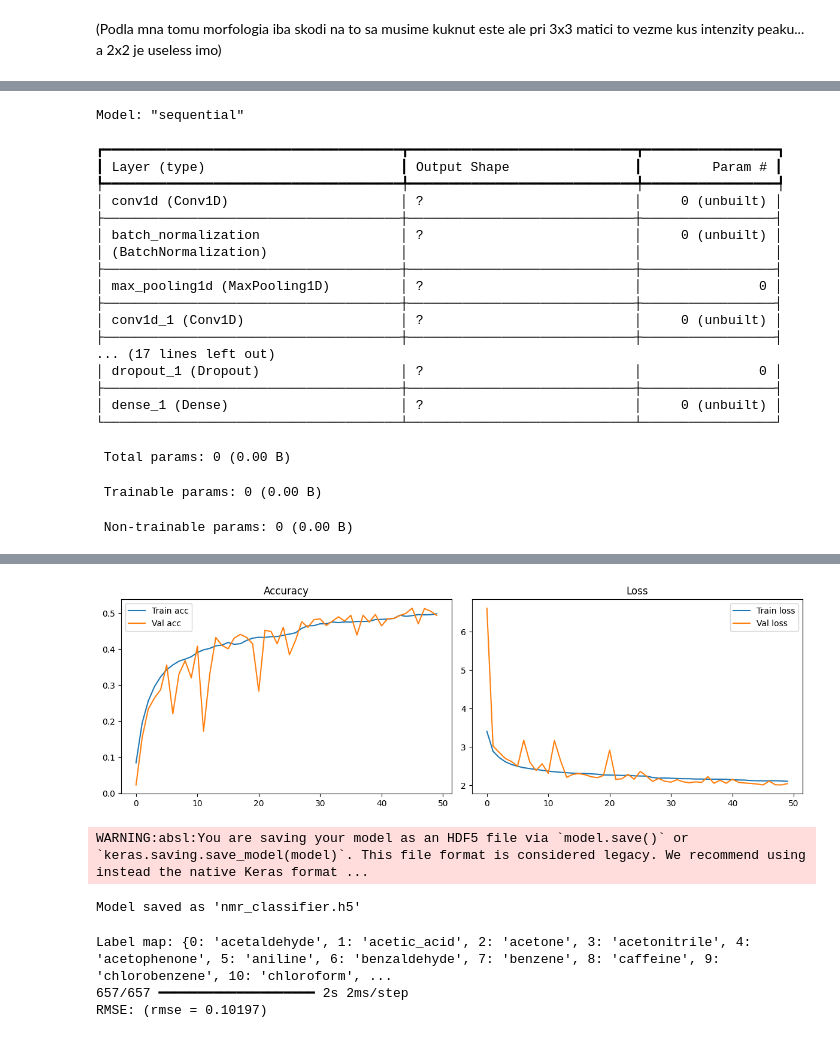
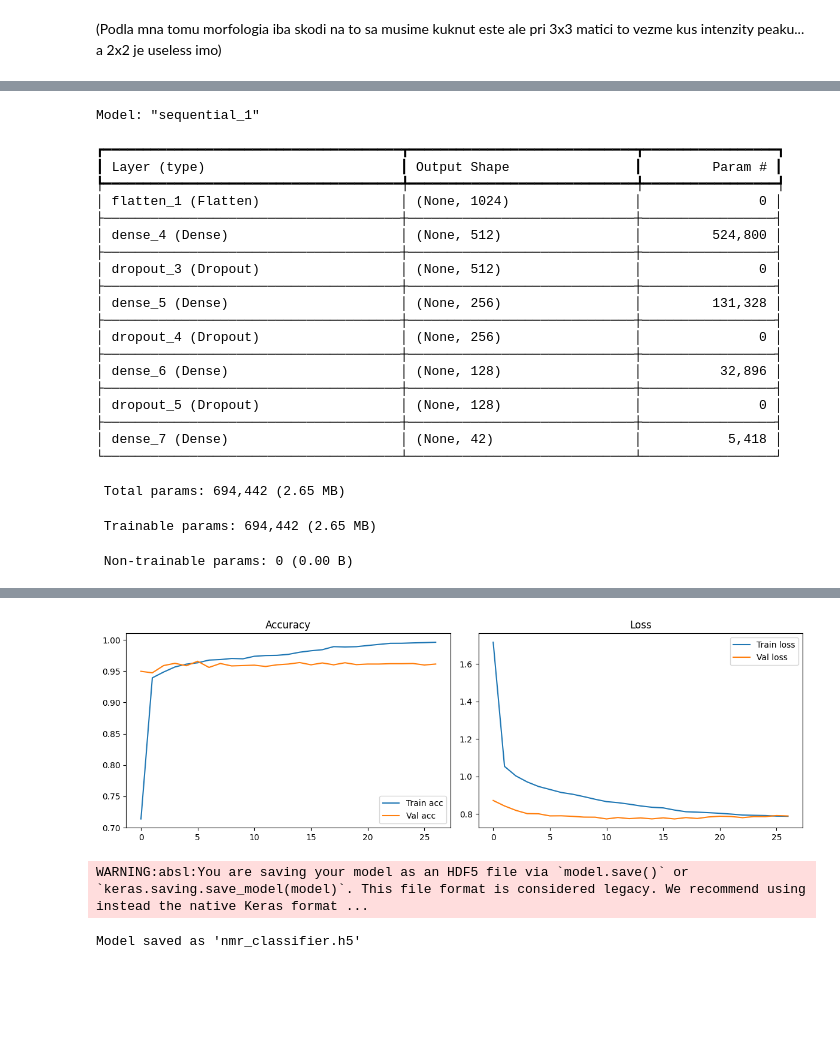
Before and after one commit to golianr/NMR-Spectra_Analysis-Model, a Jupyter notebook: src/sandbox.ipynb, the cells around one changed output, grey strips where cells are left out. Saved outputs shown, nothing was run; the diff lists cells and outputs as text; code cells hidden in the pictures; blank space fills up the shorter version.

Commit message:
MLP Model Acc: 0.95

```diff
--- a/src/sandbox.ipynb
+++ b/src/sandbox.ipynb
@@ -55,10 +55,10 @@ TEST_SIZE = 0.2                         # fraction of data for testing
 RANDOM_STATE = 42
 BATCH_SIZE = 32
 EPOCHS = 50
-LEARNING_RATE = 0.002
+LEARNING_RATE = 0.001
 WEIGHT_DECAY = 1e-4
 # Model type: "cnn" or "mlp"
-MODEL_TYPE = "cnn"
+MODEL_TYPE = "mlp"
 # Input shape (the vector length from generation)
 INPUT_SHAPE = (1024, 1)   # 1024 points, 1 channel
 
@@ -147,7 +147,7 @@ elif MODEL_TYPE == "stare_cnn":
         layers.Dropout(0.5),
         layers.Dense(num_classes, activation='softmax')
     ])
-else:  # MLP
+elif MODEL_TYPE == "mlp":  # MLP
     model = models.Sequential([
         layers.Flatten(input_shape=(INPUT_SHAPE[0],)),
         layers.Dense(512, activation='relu'),
@@ -158,6 +158,9 @@ else:  # MLP
         layers.Dropout(0.5),
         layers.Dense(num_classes, activation='softmax')
     ])
+else:
+    print("wrong model")
+    assert False
 
 model.compile(
     optimizer=tf.keras.optimizers.AdamW(learning_rate=LEARNING_RATE, weight_decay=WEIGHT_DECAY),
@@ -227,22 +229,24 @@ WARNING:tensorflow:TensorFlow GPU support is not available on native Windows for
-Model: "sequential"
+Model: "sequential_1"
 ┏━━━━━━━━━━━━━━━━━━━━━━━━━━━━━━━━━━━━━━┳━━━━━━━━━━━━━━━━━━━━━━━━━━━━━┳━━━━━━━━━━━━━━━━━┓
 ┃ Layer (type)                         ┃ Output Shape                ┃         Param # ┃
 ┡━━━━━━━━━━━━━━━━━━━━━━━━━━━━━━━━━━━━━━╇━━━━━━━━━━━━━━━━━━━━━━━━━━━━━╇━━━━━━━━━━━━━━━━━┩
-│ conv1d (Conv1D)                      │ ?                           │     0 (unbuilt) │
+│ flatten_1 (Flatten)                  │ (None, 1024)                │               0 │
 ├──────────────────────────────────────┼─────────────────────────────┼─────────────────┤
-│ batch_normalization                  │ ?                           │     0 (unbuilt) │
-│ (BatchNormalization)                 │                             │                 │
+│ dense_4 (Dense)                      │ (None, 512)                 │         524,800 │
 ├──────────────────────────────────────┼─────────────────────────────┼─────────────────┤
-│ max_pooling1d (MaxPooling1D)         │ ?                           │               0 │
+│ dropout_3 (Dropout)                  │ (None, 512)                 │               0 │
 ├──────────────────────────────────────┼─────────────────────────────┼─────────────────┤
-│ conv1d_1 (Conv1D)                    │ ?                           │     0 (unbuilt) │
+│ dense_5 (Dense)                      │ (None, 256)                 │         131,328 │
 ├──────────────────────────────────────┼─────────────────────────────┼─────────────────┤
-... (17 lines left out)
-│ dropout_1 (Dropout)                  │ ?                           │               0 │
+│ dropout_4 (Dropout)                  │ (None, 256)                 │               0 │
 ├──────────────────────────────────────┼─────────────────────────────┼─────────────────┤
-│ dense_1 (Dense)                      │ ?                           │     0 (unbuilt) │
+│ dense_6 (Dense)                      │ (None, 128)                 │          32,896 │
+├──────────────────────────────────────┼─────────────────────────────┼─────────────────┤
+│ dropout_5 (Dropout)                  │ (None, 128)                 │               0 │
+├──────────────────────────────────────┼─────────────────────────────┼─────────────────┤
+│ dense_7 (Dense)                      │ (None, 42)                  │           5,418 │
 └──────────────────────────────────────┴─────────────────────────────┴─────────────────┘
- Total params: 0 (0.00 B)
+ Total params: 694,442 (2.65 MB)
- Trainable params: 0 (0.00 B)
+ Trainable params: 694,442 (2.65 MB)
  Non-trainable params: 0 (0.00 B)
 Epoch 1/50
@@ -265,4 +269,4 @@ Test accuracy: 0.5179
-[figure, old version]
+[figure, new version]
 WARNING:absl:You are saving your model as an HDF5 file via `model.save()` or `keras.saving.save_model(model)`. This file format is considered legacy. We recommend using instead the native Keras format ...
 Model saved as 'nmr_classifier.h5'
 # %%
@@ -274,7 +278,3 @@ predicted_X = model.predict(X)
 y_onehot = tf.keras.utils.to_categorical(y, num_classes=42)
 my_rmse = rmse(y_onehot, predicted_X)
 print(f"RMSE: (rmse = {my_rmse:.5f})")
-# %% [output]
-Label map: {0: 'acetaldehyde', 1: 'acetic_acid', 2: 'acetone', 3: 'acetonitrile', 4: 'acetophenone', 5: 'aniline', 6: 'benzaldehyde', 7: 'benzene', 8: 'caffeine', 9: 'chlorobenzene', 10: 'chloroform', ...
-657/657 ━━━━━━━━━━━━━━━━━━━━ 2s 2ms/step
-RMSE: (rmse = 0.10197)
```
Also changed, not shown: parts of 1 cell of this notebook.
